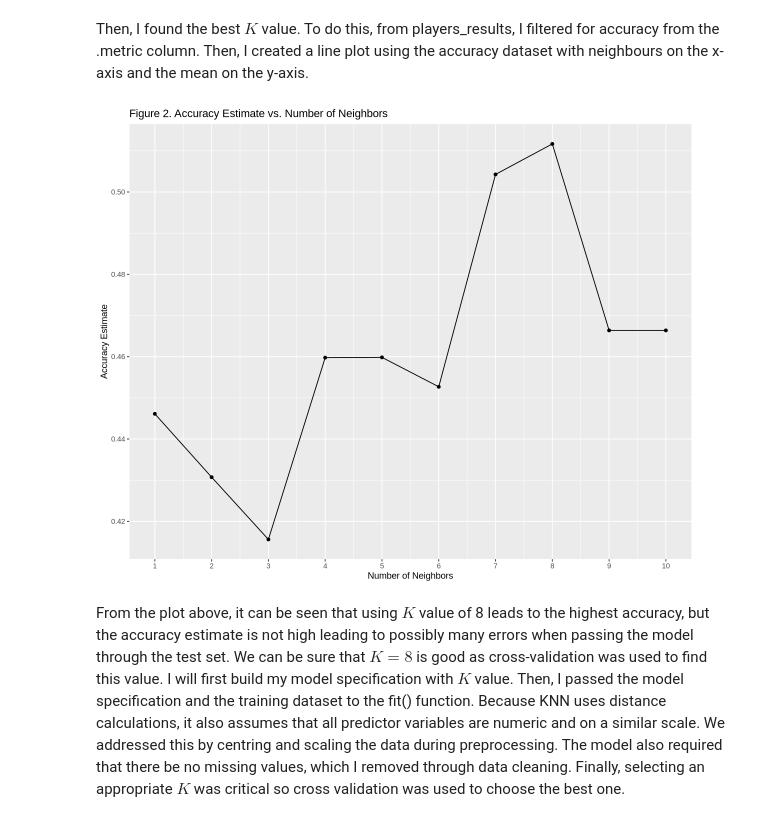
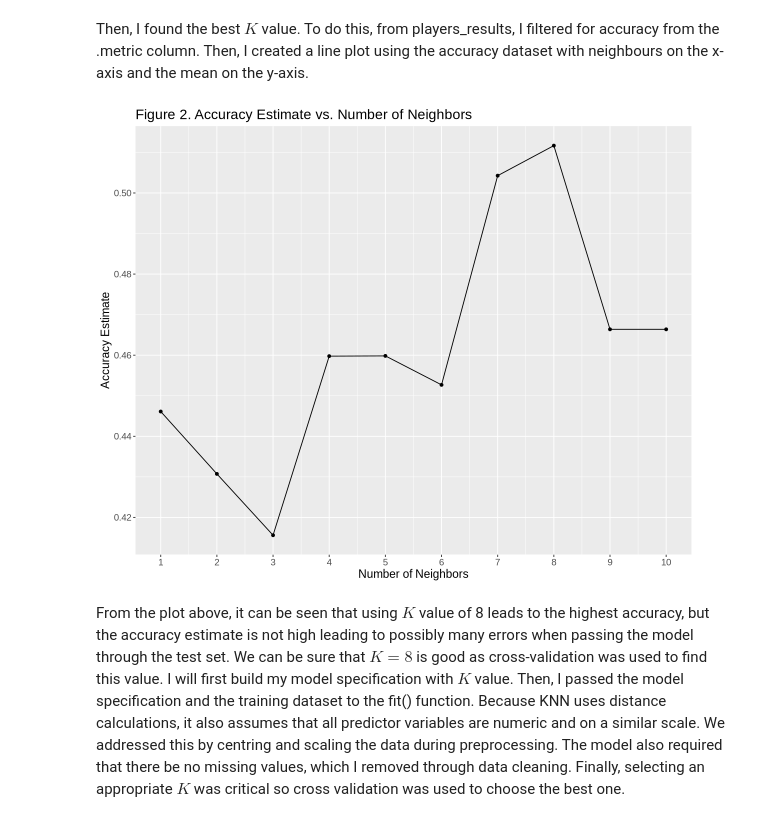
Before and after one commit to libbylee/dsci-100-minecraft-project, a Jupyter notebook: project.ipynb, the cells around one changed output. Saved outputs shown, nothing was run; the diff lists cells and outputs as text; code cells hidden in the pictures.

```diff
--- a/project.ipynb
+++ b/project.ipynb
@@ -148,16 +149,17 @@ Then, I found the best $K$ value. To do this, from players_results, I filtered f
 # %%
 set.seed(1234)
 accuracies <- players_results |>
       filter(.metric == "accuracy")
 
 accuracy_versus_k <- ggplot(accuracies, aes(x = neighbors, y = mean))+
       geom_point() +
       geom_line() +
       labs(title = "Figure 2. Accuracy Estimate vs. Number of Neighbors", x = "Number of Neighbors", y = "Accuracy Estimate") +
-      scale_x_continuous(breaks = seq(0, 14, by = 1))  # adjusting the x-axis
+      scale_x_continuous(breaks = seq(0, 14, by = 1)) +
+      theme(text = element_text(size = 14))
 accuracy_versus_k
 # %% [output]
-[figure, old version]
+[figure, new version]
 # %% [markdown]
 From the plot above, it can be seen that using $K$ value of 8 leads to the highest accuracy, but the accuracy estimate is not high leading to possibly many errors when passing the model through the test set. We can be sure that $K= 8$ is good as cross-validation was used to find this value. I will first build my model specification with $K$ value. Then, I passed the model specification and the training dataset to the fit() function. Because KNN uses distance calculations, it also assumes that all predictor variables are numeric and on a similar scale. We addressed this by centring and scaling the data during preprocessing. The model also required that there be no missing values, which I removed through data cleaning. Finally, selecting an appropriate $K$ was critical so cross validation was used to choose the best one.
 # %%
```
Also changed, not shown: parts of 4 cells of this notebook.
